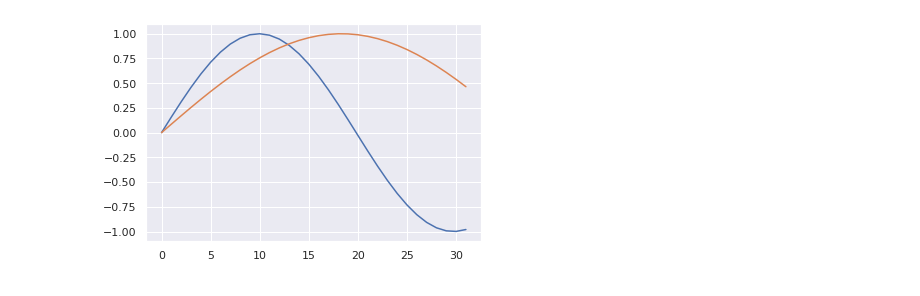
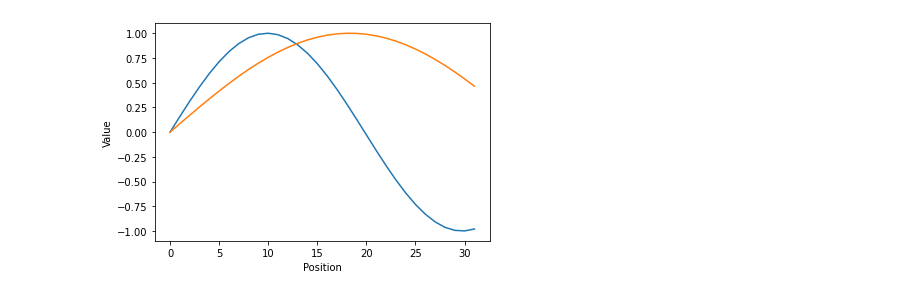
Before and after one commit to baochi0212/deep-learning, a Jupyter notebook: NLP/implement/temp/src/visualize.ipynb, the cells around one changed output. Drawn from its saved outputs; the diff is of its cells as text; code cells hidden in the pictures.

```diff
--- a/NLP/implement/temp/src/visualize.ipynb
+++ b/NLP/implement/temp/src/visualize.ipynb
@@ -27,6 +41,11 @@ plt.show()
 # %%
-plt.plot(PE[:, [6, 8]]) #sin(pos/10000^(dim/d_model))
+fig, ax = plt.subplots()
+ax.plot(PE[:, [6, 8]]) #sin(pos/10000^(dim/d_model))
+ax.set_xlabel("Position")
+ax.set_ylabel("Value")
+ax.set_label("The wavelengths of different dimension") #2pi to 10000 2pi as dimension increase
+ax.axis(True)
 sns.set()
 plt.show()
 # %% [output]
-[figure, old version]
+[figure, new version]
```
Also changed, not shown: parts of 11 cells of this notebook, 6 other files.
